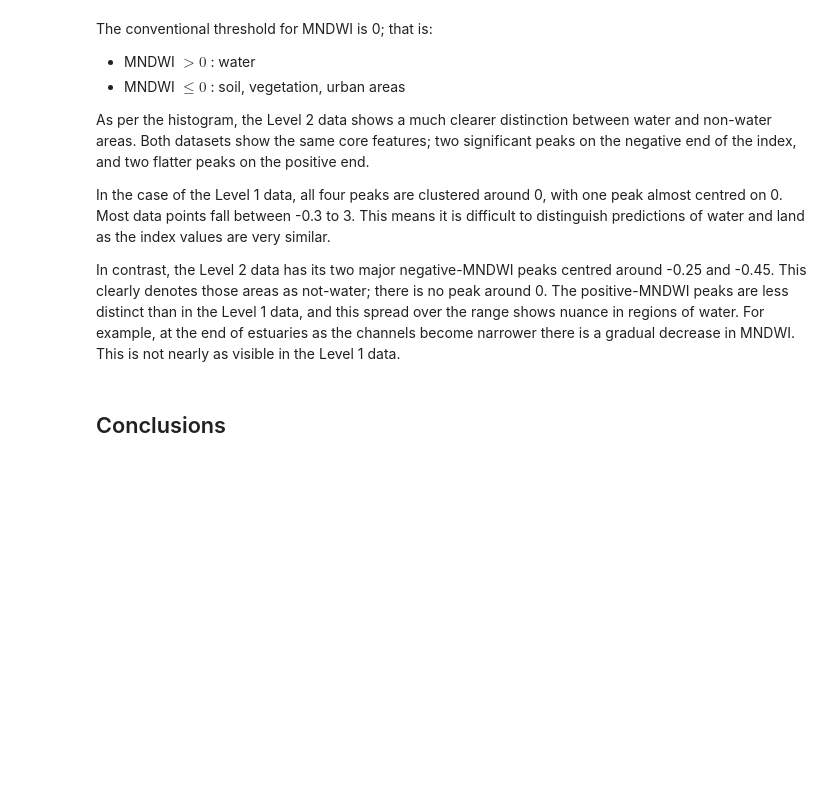
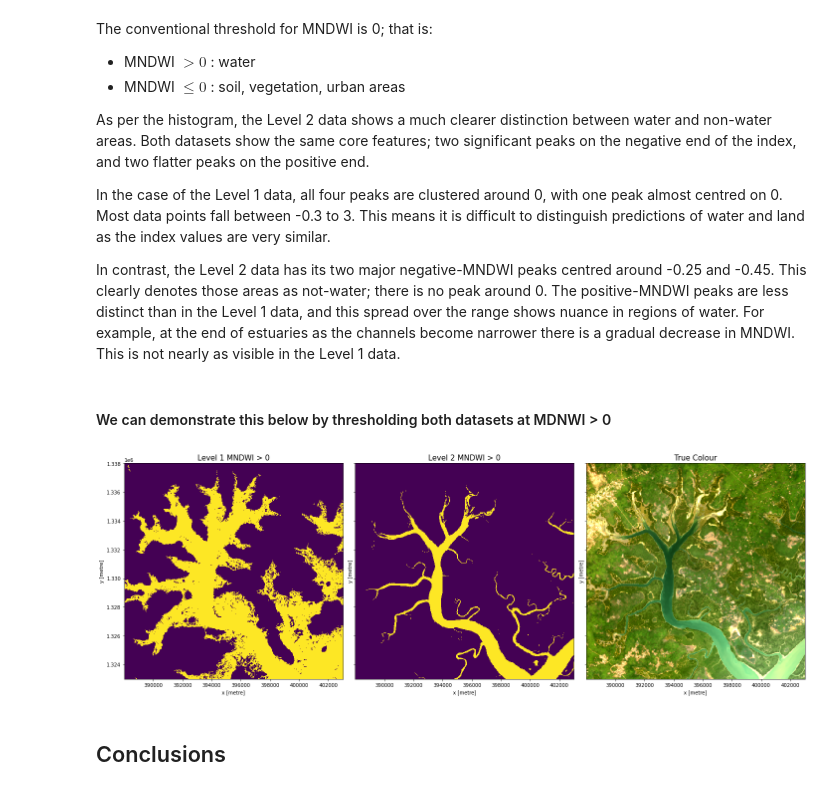
Before and after one commit to eefaye/deafrica-sandbox-notebooks, a Jupyter notebook: MNDWI Comparison - 7 July/Basic_Level 1 Level 2 Comparison - MNDWI.ipynb, the cells around one changed output. Cells and saved outputs as stored; diff of their text form; code cells hidden in the pictures; blank space fills up the shorter version.

Commit message:
add thresholded plot

```diff
--- a/MNDWI Comparison - 7 July/Basic_Level 1 Level 2 Comparison - MNDWI.ipynb
+++ b/MNDWI Comparison - 7 July/Basic_Level 1 Level 2 Comparison - MNDWI.ipynb
@@ -135,20 +136,15 @@ Since we only need the Green band and SWIR 1 band to calculate MNDWI, we can spe
 query = {
     'product':'ls8_usgs_sr_scene',
     'id':'13b9c5f0-65f0-5d2e-8473-5bbfc92a9673',
-    'measurements': ['green','swir1'],
+    'measurements': ['green','swir1', 'red', 'blue'],
+    'resolution':(-30,30),
+    'align':(15,15),
+    'output_crs':l1_data.geobox.crs
 }
 
-#load dataset metadata
-ds_l2 = dc.find_datasets(**query)
+#load dataset
+l2_data = dc.load(**query).squeeze()
 
-#update query
-query.update({'resolution':(-30,30),
-              'align':(15,15),
-              'output_crs':l1_data.geobox.crs})
-
-#load dataset
-l2_data = dc.load(**query)
-
-l2_data
+print(l2_data)
 # %% [output]
 <xarray.Dataset>
@@ -285,6 +322,27 @@ As per the histogram, the Level 2 data shows a much clearer distinction between
 In the case of the Level 1 data, all four peaks are clustered around 0, with one peak almost centred on 0. Most data points fall between -0.3 to 3. This means it is difficult to distinguish predictions of water and land as the index values are very similar.
 
 In contrast, the Level 2 data has its two major negative-MNDWI peaks centred around -0.25 and -0.45. This clearly denotes those areas as not-water; there is no peak around 0. The positive-MNDWI peaks are less distinct than in the Level 1 data, and this spread over the range shows nuance in regions of water. For example, at the end of estuaries as the channels become narrower there is a gradual decrease in MNDWI. This is not nearly as visible in the Level 1 data.
+# %% [markdown]
+#### We can demonstrate this below by thresholding both datasets at MDNWI > 0
+# %%
+water1 = l1_data.MNDWI.sel(x=slice(zoomed_xmin, zoomed_xmax), y=slice(zoomed_ymax, zoomed_ymin)) > 0
+water2 = l2_data.MNDWI.sel(x=slice(zoomed_xmin, zoomed_xmax), y=slice(zoomed_ymax, zoomed_ymin)) > 0
+# %%
+fig, ax = plt.subplots(1, 3, sharey=True, sharex=True, figsize=(20, 7))
+
+water1.plot(ax=ax[0], add_colorbar=False)
+ax[0].set_title('Level 1 MNDWI > 0', size = 15)
+
+water2.plot(ax=ax[1], add_colorbar=False)
+ax[1].set_title('Level 2 MNDWI > 0', size = 15)
+
+rgb(l2_data.sel(x=slice(zoomed_xmin, zoomed_xmax),
+                y=slice(zoomed_ymax, zoomed_ymin)), ax=ax[2])
+ax[2].set_title('True Colour', size = 15)
+
+plt.tight_layout();
+# %% [output]
+[figure, added]
 # %% [markdown]
 ## Conclusions
 # %% [markdown]
```
Also changed, not shown: parts of 10 cells of this notebook.
